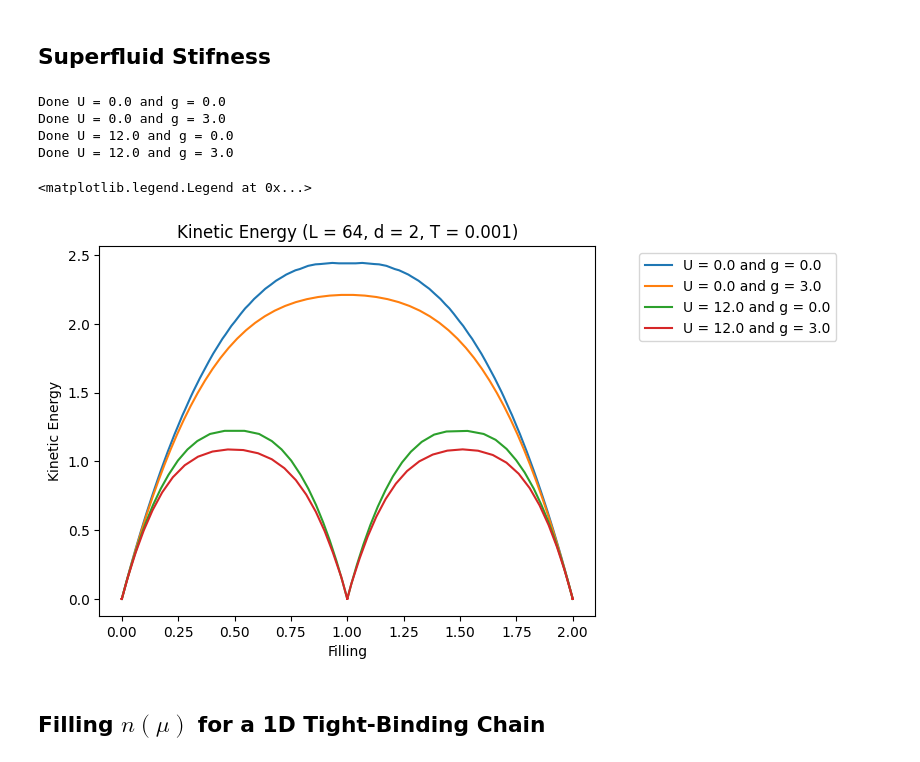
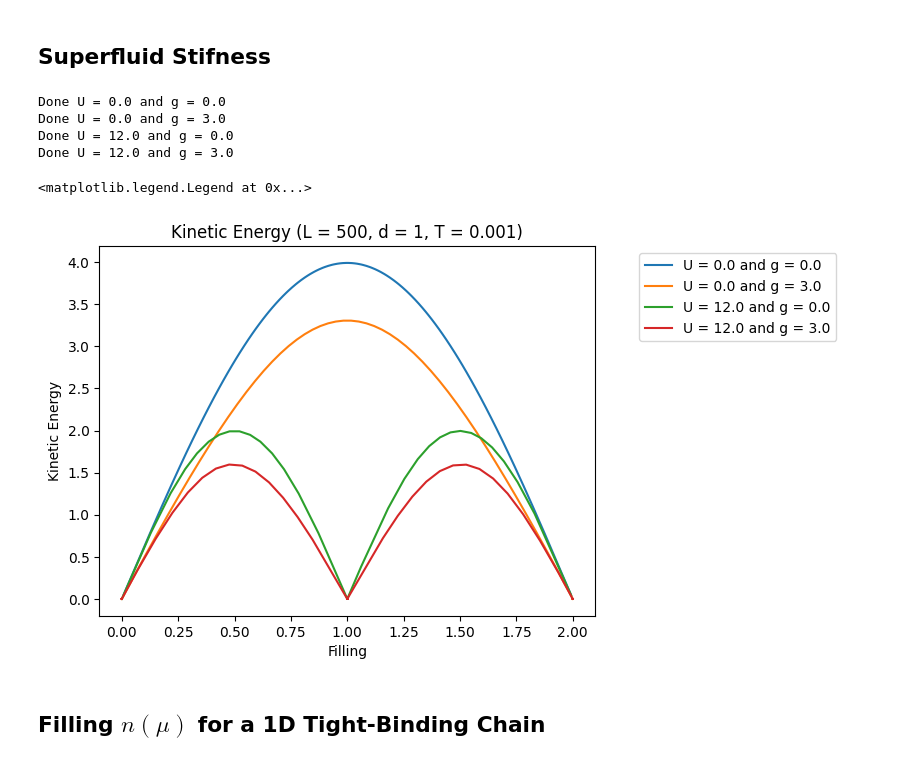
Before and after one commit to guilhermebaos/QUARMEN-Lessons, a Jupyter notebook: Master-Thesis/02-Notebooks/05-SC+Sym.ipynb, the cells around one changed output. Drawn from its saved outputs; the diff is of its cells as text; code cells hidden in the pictures.

```diff
--- a/Master-Thesis/02-Notebooks/05-SC+Sym.ipynb
+++ b/Master-Thesis/02-Notebooks/05-SC+Sym.ipynb
@@ -626,7 +626,7 @@ def solve(L: int, d: int, mu: float, U: float, g: float, T: float, delta_start:
     # Normalize
     delta *= -g / (2 * Nk)
     n *= 1 / (2 * Nk)
-    Kxx *= 1 / (2 * Nk)
+    Kxx *= np.pi / (2 * Nk)
     Jyy *= 1 / (2 * Nk)
 
     return np.abs(delta), n, Kxx, Jyy
@@ -873,11 +873,11 @@ for g in gg:
 ## Superfluid Stifness
 # %%
 # CONSTANTS
-d = 2
+d = 1
 W = 4
 
 # PARAMETERS
-L = 64
+L = 500
 T = 0.001
 
 
@@ -904,34 +904,34 @@ for U in uu:
         ss = []
         for index, mu in enumerate(mm):
 
             # Solve the Hamiltonian
             Delta, n, Kxx, _ = solve(L, d, mu, U, g, T)
 
             # Save the filling
             nn += [n]
 
             # Save the superfluid stifness
             ss += [Kxx]
 
             # Show progress
             # print(f"\rProgress: {index + 1}/{len(mm)}", end="")
 
         # print("")
         print(f"Done U = {U} and g = {g}")
 
         plt.plot(nn, ss, label=f"U = {U} and g = {g}")
 
 plt.title(f"Kinetic Energy (L = {L}, d = {d}, T = {T})")
 plt.xlabel("Filling")
 plt.ylabel("Kinetic Energy")
 plt.legend(bbox_to_anchor=(1.5, 1.))
 # %% [output]
 Done U = 0.0 and g = 0.0
 Done U = 0.0 and g = 3.0
 Done U = 12.0 and g = 0.0
 Done U = 12.0 and g = 3.0
 <matplotlib.legend.Legend at 0x...>
-[figure, old version]
+[figure, new version]
 # %% [markdown]
 ## Filling $n(\mu)$ for a 1D Tight-Binding Chain
 # %%
```
Also changed, not shown: 23 other files.
